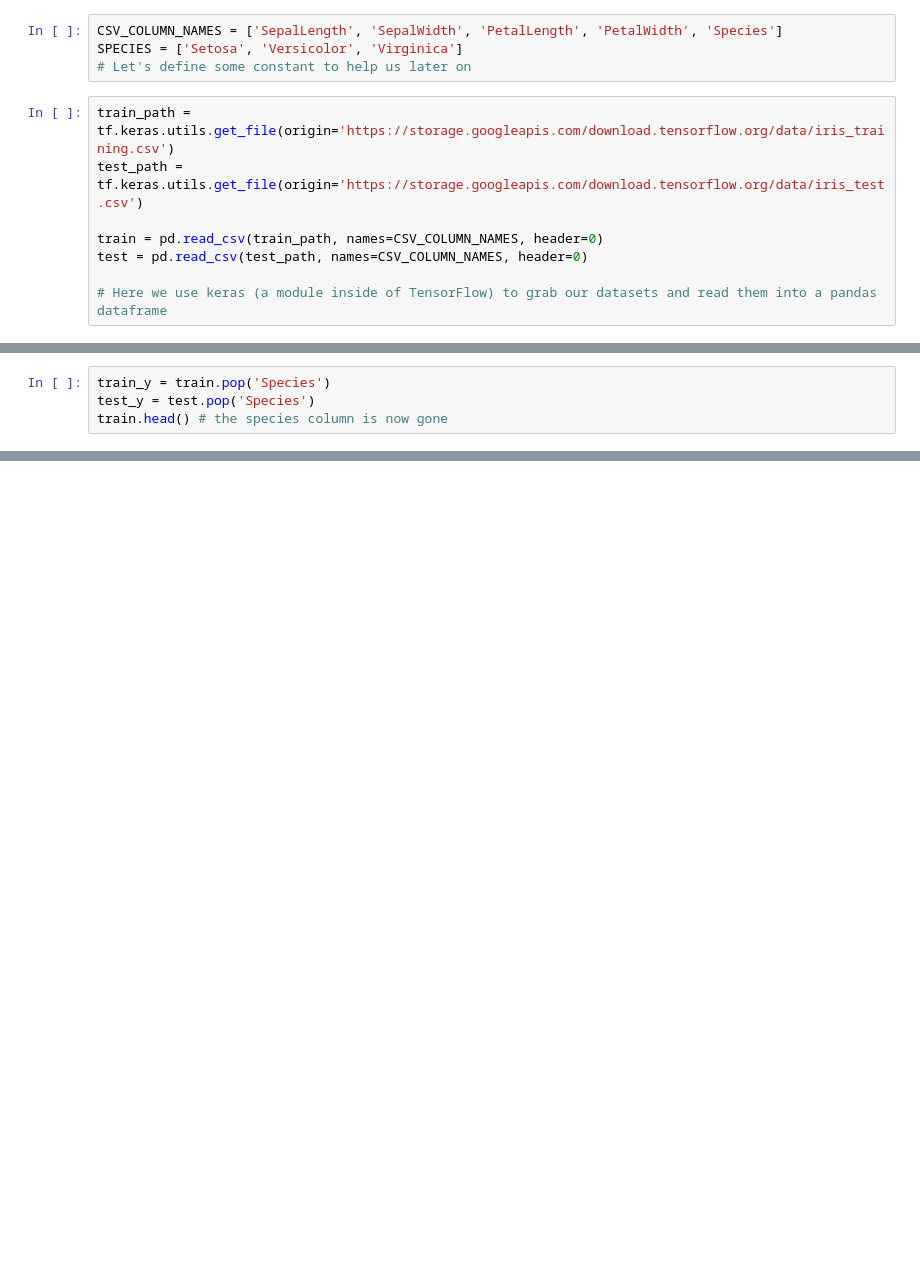
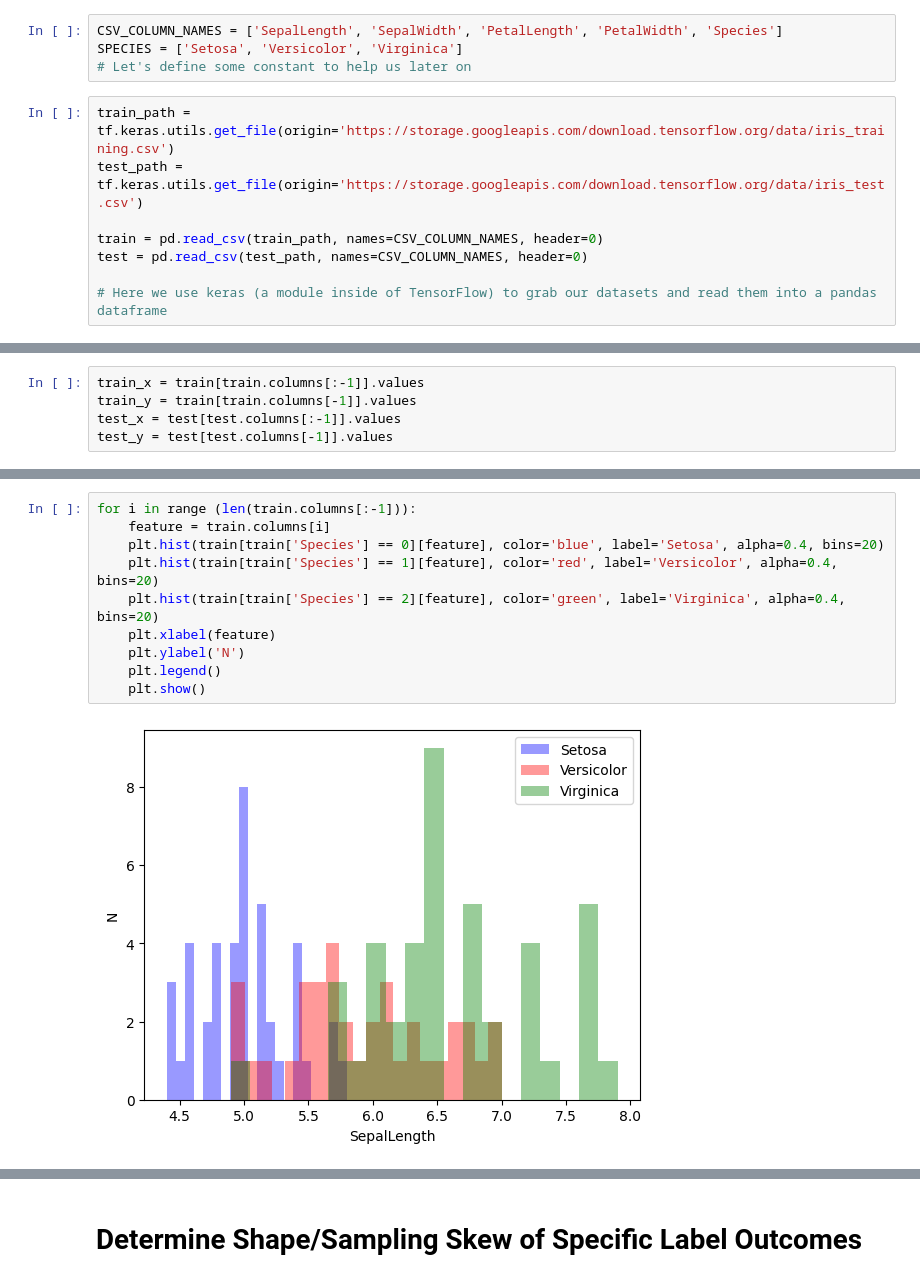
Before and after one commit to KeilGries/machine_learning_prac, a Jupyter notebook: ML - Flower Classification .ipynb, the cells around one changed output, grey strips where cells are left out. Saved outputs shown, nothing was run; the diff lists cells and outputs as text; blank space fills up the shorter version.

```diff
--- a/ML - Flower Classification .ipynb
+++ b/ML - Flower Classification .ipynb
@@ -28,4 +48,5 @@ train.head()
 # %%
-train_y = train.pop('Species')
-test_y = test.pop('Species')
-train.head() # the species column is now gone
+train_x = train[train.columns[:-1]].values
+train_y = train[train.columns[-1]].values
+test_x = test[test.columns[:-1]].values
+test_y = test[test.columns[-1]].values
@@ -38,0 +64,12 @@ train.head() # the species column is now gone
+# %%
+for i in range (len(train.columns[:-1])):
+    feature = train.columns[i]
+    plt.hist(train[train['Species'] == 0][feature], color='blue', label='Setosa', alpha=0.4, bins=20)
+    plt.hist(train[train['Species'] == 1][feature], color='red', label='Versicolor', alpha=0.4, bins=20)
+    plt.hist(train[train['Species'] == 2][feature], color='green', label='Virginica', alpha=0.4, bins=20)
+    plt.xlabel(feature)
+    plt.ylabel('N')
+    plt.legend()
+    plt.show()
+# %% [output]
+[figure, added]
@@ -38,0 +79,2 @@ train.head() # the species column is now gone
+# %% [markdown]
+# Determine Shape/Sampling Skew of Specific Label Outcomes
```
Also changed, not shown: parts of 25 cells of this notebook, 1 other file.
